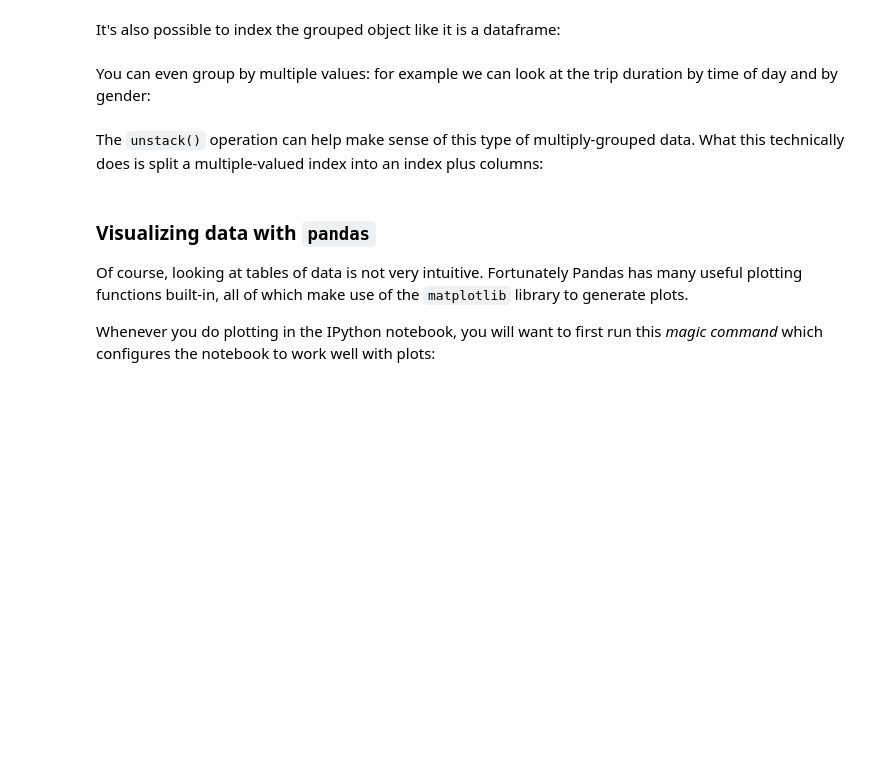
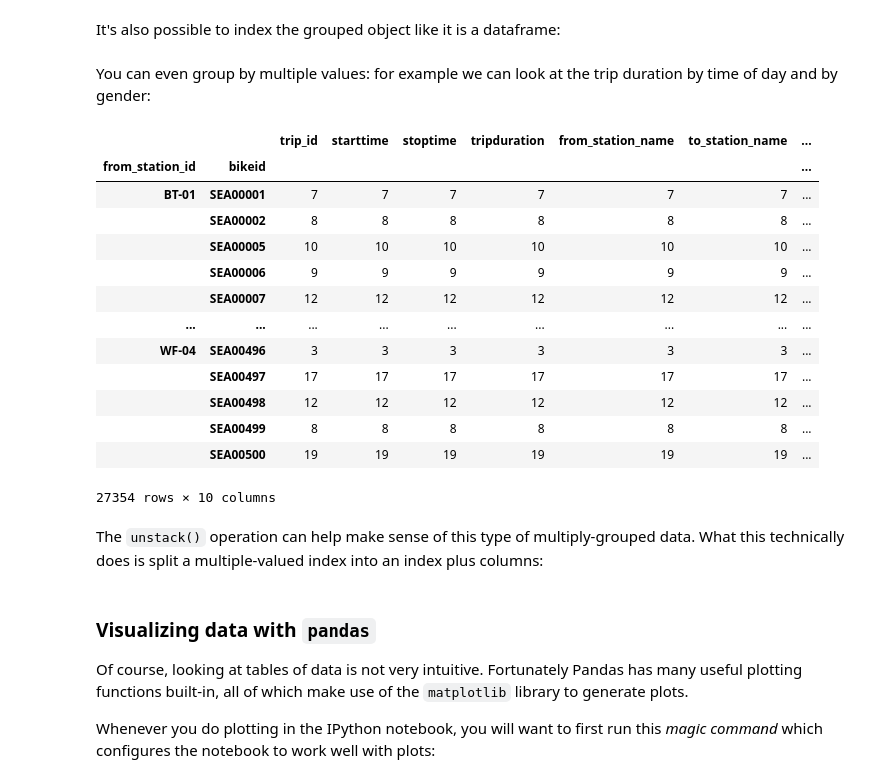
Before and after one commit to UWSEDS/LectureNotes, a Jupyter notebook: week_2/data_manipulation/numpy_pandas.ipynb, the cells around one changed output. Saved outputs shown, nothing was run; the diff lists cells and outputs as text; code cells hidden in the pictures; blank space fills up the shorter version.

```diff
--- a/week_2/data_manipulation/numpy_pandas.ipynb
+++ b/week_2/data_manipulation/numpy_pandas.ipynb
@@ -274,6 +594,23 @@ df.groupby(gender).mean()
 It's also possible to index the grouped object like it is a dataframe:
 # %% [markdown]
 You can even group by multiple values: for example we can look at the trip duration by time of day and by gender:
+# %%
+df.groupby(["from_station_id","bikeid"]).count()
+# %% [output]
+|  |  | trip_id | starttime | stoptime | tripduration | from_station_name | to_station_name | ... |
+| from_station_id | bikeid |  |  |  |  |  |  | ... |
+| BT-01 | SEA00001 | 7 | 7 | 7 | 7 | 7 | 7 | ... |
+|  | SEA00002 | 8 | 8 | 8 | 8 | 8 | 8 | ... |
+|  | SEA00005 | 10 | 10 | 10 | 10 | 10 | 10 | ... |
+|  | SEA00006 | 9 | 9 | 9 | 9 | 9 | 9 | ... |
+|  | SEA00007 | 12 | 12 | 12 | 12 | 12 | 12 | ... |
+| ... | ... | ... | ... | ... | ... | ... | ... | ... |
+| WF-04 | SEA00496 | 3 | 3 | 3 | 3 | 3 | 3 | ... |
+|  | SEA00497 | 17 | 17 | 17 | 17 | 17 | 17 | ... |
+|  | SEA00498 | 12 | 12 | 12 | 12 | 12 | 12 | ... |
+|  | SEA00499 | 8 | 8 | 8 | 8 | 8 | 8 | ... |
+|  | SEA00500 | 19 | 19 | 19 | 19 | 19 | 19 | ... |
+27354 rows × 10 columns
 # %% [markdown]
 The ``unstack()`` operation can help make sense of this type of multiply-grouped data. What this technically does is split a multiple-valued index into an index plus columns:
 # %% [markdown]
```
Also changed, not shown: parts of 62 cells of this notebook, 1 other file.
